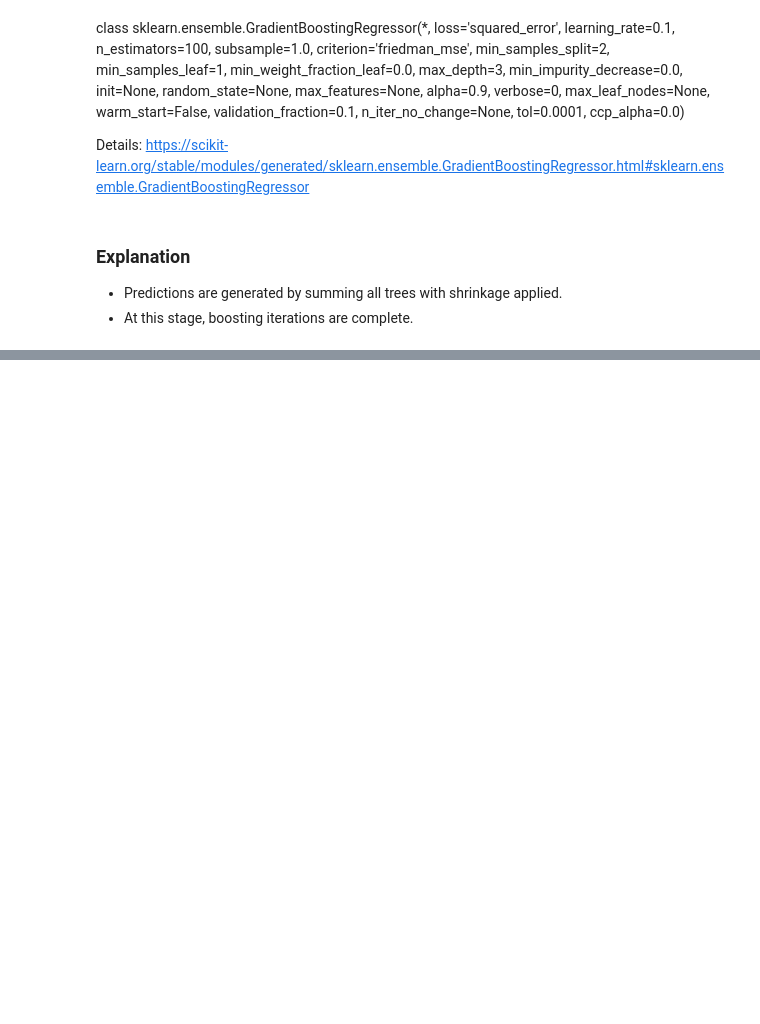
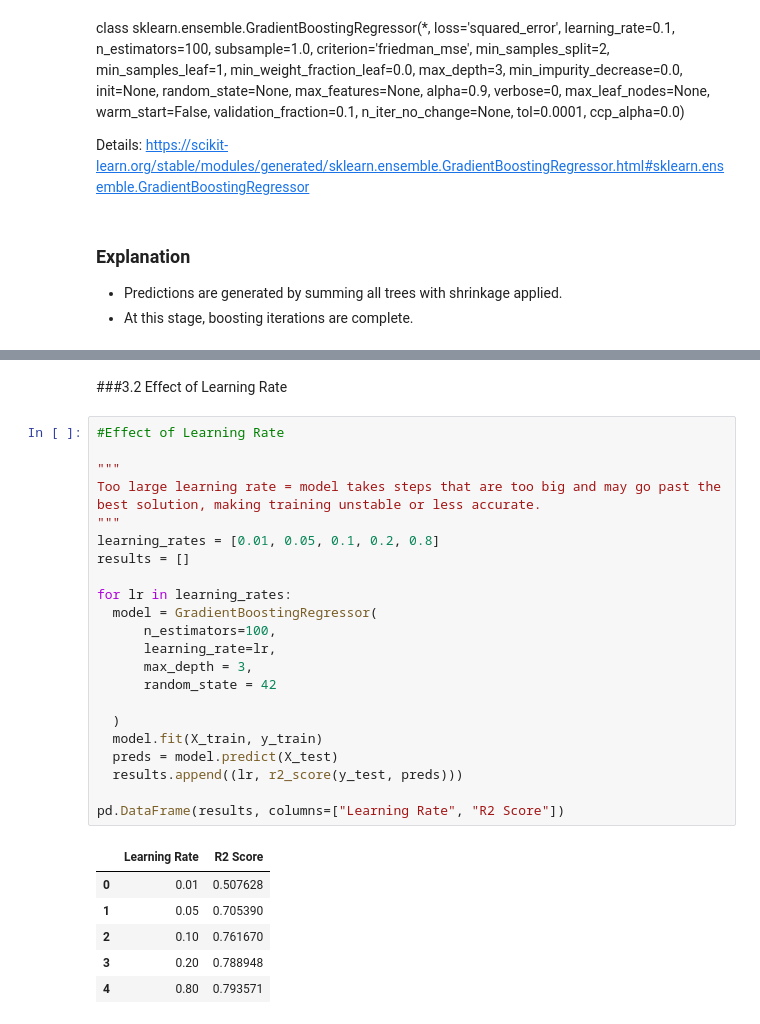
Before and after one commit to iamnaymur/ml_meta_learning, a Jupyter notebook: week_06_boosting_algorithm.ipynb, the cells around one changed output, grey strips where cells are left out. Cells and saved outputs as stored; diff of their text form; blank space fills up the shorter version.

Commit message:
done with gradient boosting module

```diff
--- a/week_06_boosting_algorithm.ipynb
+++ b/week_06_boosting_algorithm.ipynb
@@ -350,0 +382,31 @@ Details: https://scikit-learn.org/stable/modules/generated/sklearn.ensemble.Grad
+# %% [markdown]
+###3.2 Effect of Learning Rate
+# %%
+#Effect of Learning Rate
+
+"""
+Too large learning rate = model takes steps that are too big and may go past the best solution, making training unstable or less accurate.
+"""
+learning_rates = [0.01, 0.05, 0.1, 0.2, 0.8]
+results = []
+
+for lr in learning_rates:
+  model = GradientBoostingRegressor(
+      n_estimators=100,
+      learning_rate=lr,
+      max_depth = 3,
+      random_state = 42
+
+  )
+  model.fit(X_train, y_train)
+  preds = model.predict(X_test)
+  results.append((lr, r2_score(y_test, preds)))
+
+pd.DataFrame(results, columns=["Learning Rate", "R2 Score"])
+# %% [output]
+|  | Learning Rate | R2 Score |
+| 0 | 0.01 | 0.507628 |
+| 1 | 0.05 | 0.705390 |
+| 2 | 0.10 | 0.761670 |
+| 3 | 0.20 | 0.788948 |
+| 4 | 0.80 | 0.793571 |
```
Also changed, not shown: parts of 16 cells of this notebook.
